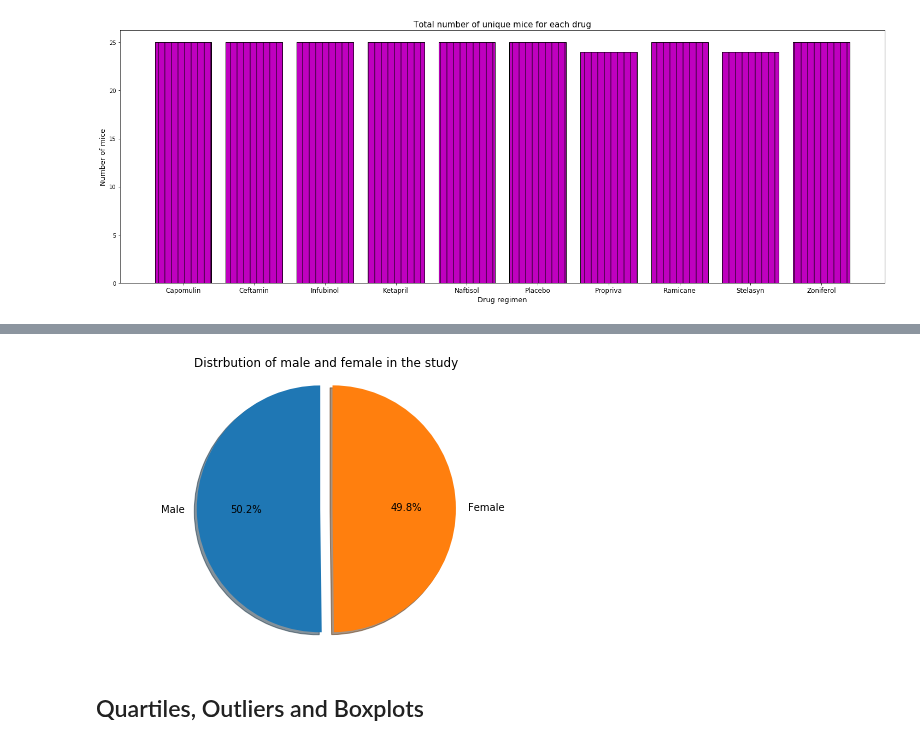
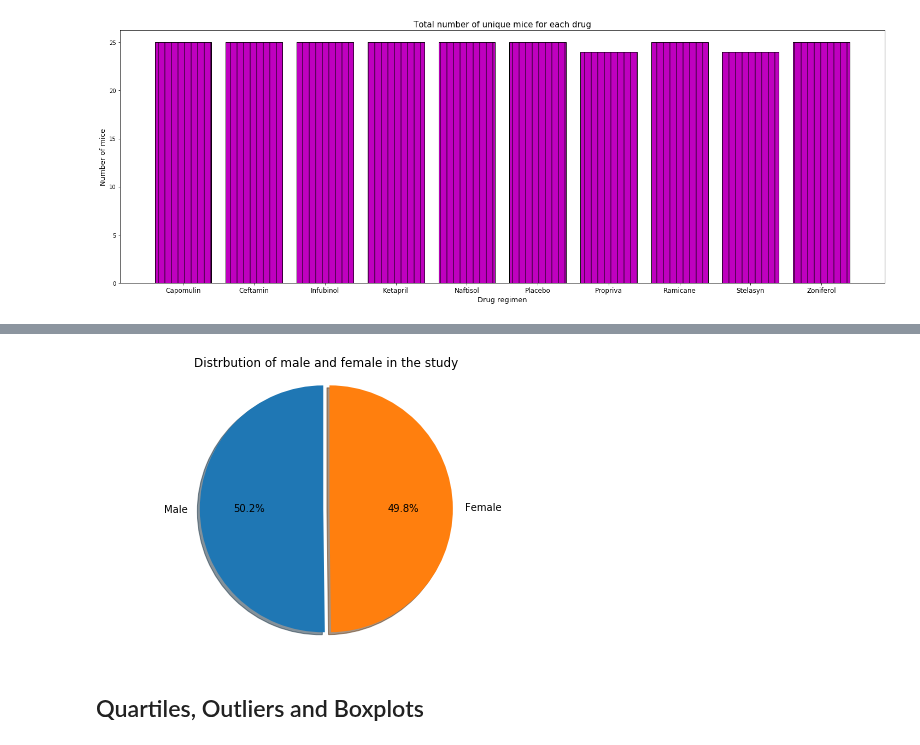
Before and after one commit to HaifaNajdawi/Matplotlib_The_power_of_plot, a Jupyter notebook: Pymaceuticals/pymaceuticals_starter.ipynb, the cells around one changed output, grey strips where cells are left out. Saved outputs shown, nothing was run; the diff lists cells and outputs as text; code cells hidden in the pictures.

```diff
--- a/Pymaceuticals/pymaceuticals_starter.ipynb
+++ b/Pymaceuticals/pymaceuticals_starter.ipynb
@@ -224,19 +232,19 @@ Name: Sex, dtype: int64
 # %%
 # Generate a pie plot showing the distribution of female versus male mice using pyplot
 
 #brings the label
 label = sex_of_mice.keys()
 
 #put the figure size
 plt.figure(figsize=(8,5))
-explode=(0.1,0)
+explode=(0.05,0)
 #generate the sex-pie
 plt.pie(sex_of_mice,autopct='%1.1f%%',shadow=True,startangle=90,labels=label,explode=explode)
 plt.title("Distrbution of male and female in the study")
 plt.axis('equal')
 plt.show()
 # %% [output]
-[figure, old version]
+[figure, new version]
 # %% [markdown]
 ## Quartiles, Outliers and Boxplots
 # %%
```
Also changed, not shown: parts of 5 cells of this notebook.
